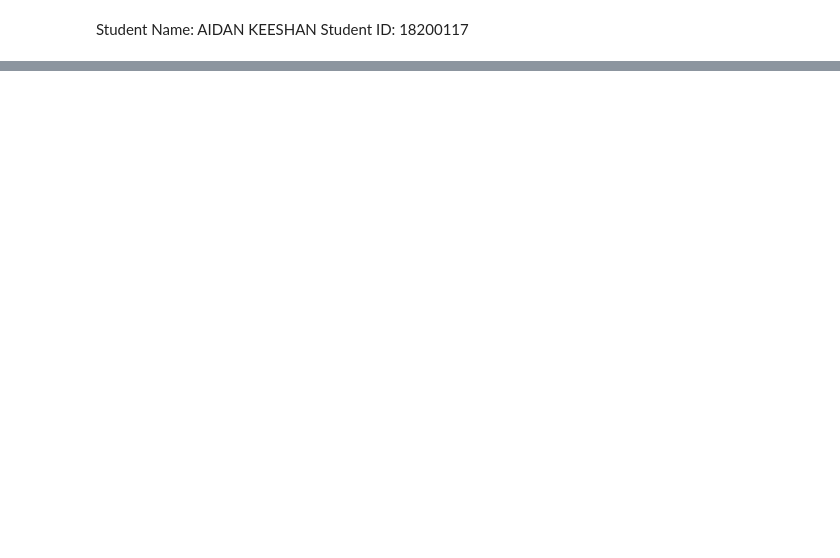
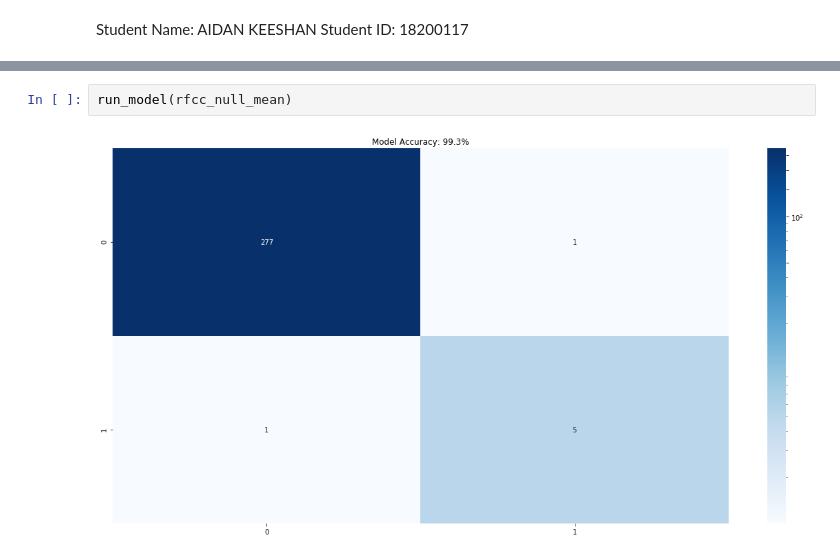
Before and after one commit to vipulpopat/MSCAI_CE4021_Project, a Jupyter notebook: Etivity_18200117.ipynb, the cells around one changed output, grey strips where cells are left out. Drawn from its saved outputs; the diff is of its cells as text; blank space fills up the shorter version.

```diff
--- a/Etivity_18200117.ipynb
+++ b/Etivity_18200117.ipynb
@@ -68,3 +68,7 @@ sn.heatmap(confusion_matrix(y_test, y_pred), annot=True)
+# %%
+run_model(rfcc_null_mean)
+# %% [output]
+[figure, added]
 # %%
 from sklearn.linear_model import OrthogonalMatchingPursuit,RANSACRegressor,LogisticRegression,ElasticNetCV,HuberRegressor, Ridge, Lasso,LassoCV,Lars,BayesianRidge,SGDClassifier,LogisticRegressionCV,RidgeClassifier
 from sklearn.preprocessing import MinMaxScaler
```
Also changed, not shown: parts of 7 cells of this notebook.
